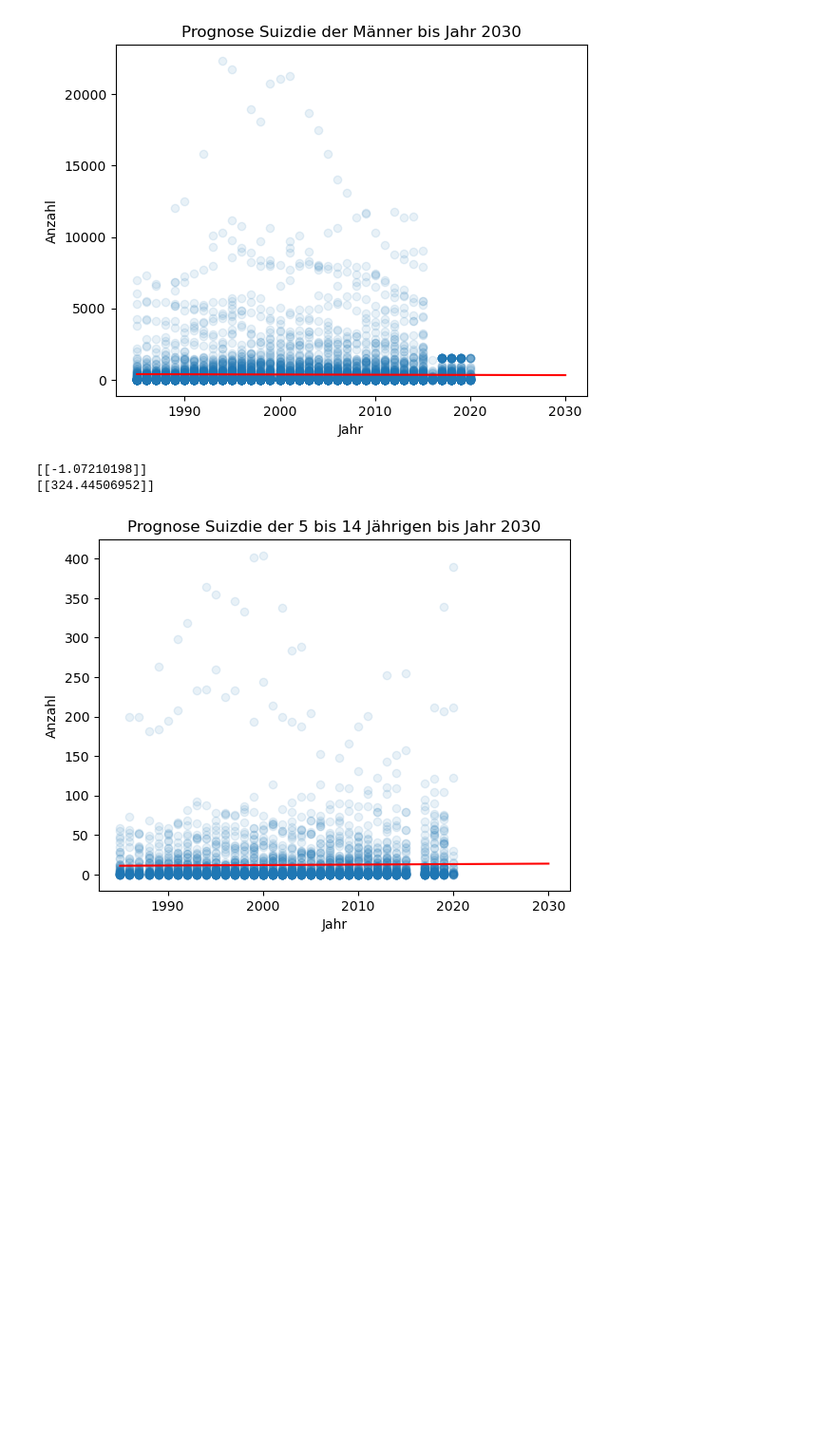
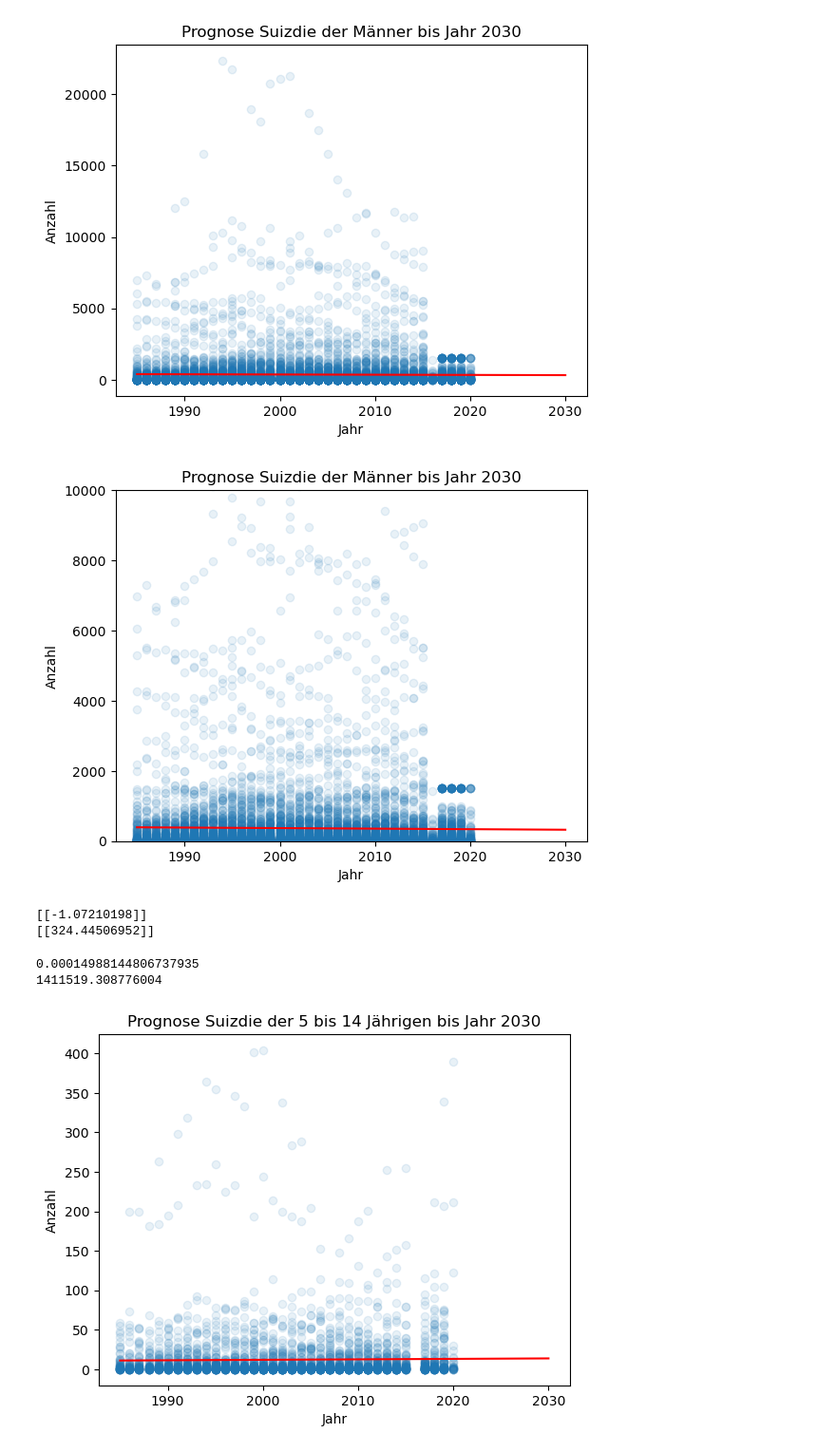
Before and after one commit to DataScience-DHBWKA/abc, a Jupyter notebook: data.ipynb, the cells around one changed output. Shown at 95% size. Cells and saved outputs as stored; diff of their text form; code cells hidden in the pictures; blank space fills up the shorter version.

```diff
--- a/data.ipynb
+++ b/data.ipynb
@@ -811,6 +910,26 @@ plt.ylabel('Anzahl')
 plt.show()
 # %% [output]
 [figure]
+# %%
+#Bessere (aber unvollständige) Darstellung
+#Diagramm erstellen
+plt.scatter(x = x_male_train, y = y_male_train, alpha = 0.1)
+plt.plot(x_m, y_m, c = 'r')
+
+#Titel des Liniendiagramms
+plt.title('Prognose Suizdie der Männer bis Jahr 2030')
+
+#X-Achsen Beschriftung
+plt.xlabel('Jahr')
+
+#Y-Achsen Beschriftung
+plt.ylim(0,10000)
+plt.ylabel('Anzahl')
+
+#Ausgabe lineare Reggression
+plt.show()
+# %% [output]
+[figure, added]
 # %%
 #Steigung lineare Progression
 print(regressor.coef_)
@@ -826,6 +945,16 @@ print(male_predict)
 #Interpretation
 #pro jahr sinken die männlichen Suizide um 1.54373504
 #in 2030 wird es wahrscheinlich 324.44506952 männliche Suizide geben
+# %%
+#Trainingsfehler der linearen Regression
+y_male_train_pred = regressor_male.predict(np.array(x_male_train).reshape(-1,1))
+r2_male =  r2_score(y_male_train, y_male_train_pred)
+MSE_male =  mean_squared_error(y_male_train, y_male_train_pred)
+print(r2_male)
+print(MSE_male)
+# %% [output]
+0.00014988144806737935
+1411519.308776004
 # %%
 #Alle Suizide der 5-14 Jährigen
 word = '5-14 years'
```
Also changed, not shown: parts of 46 cells of this notebook.
